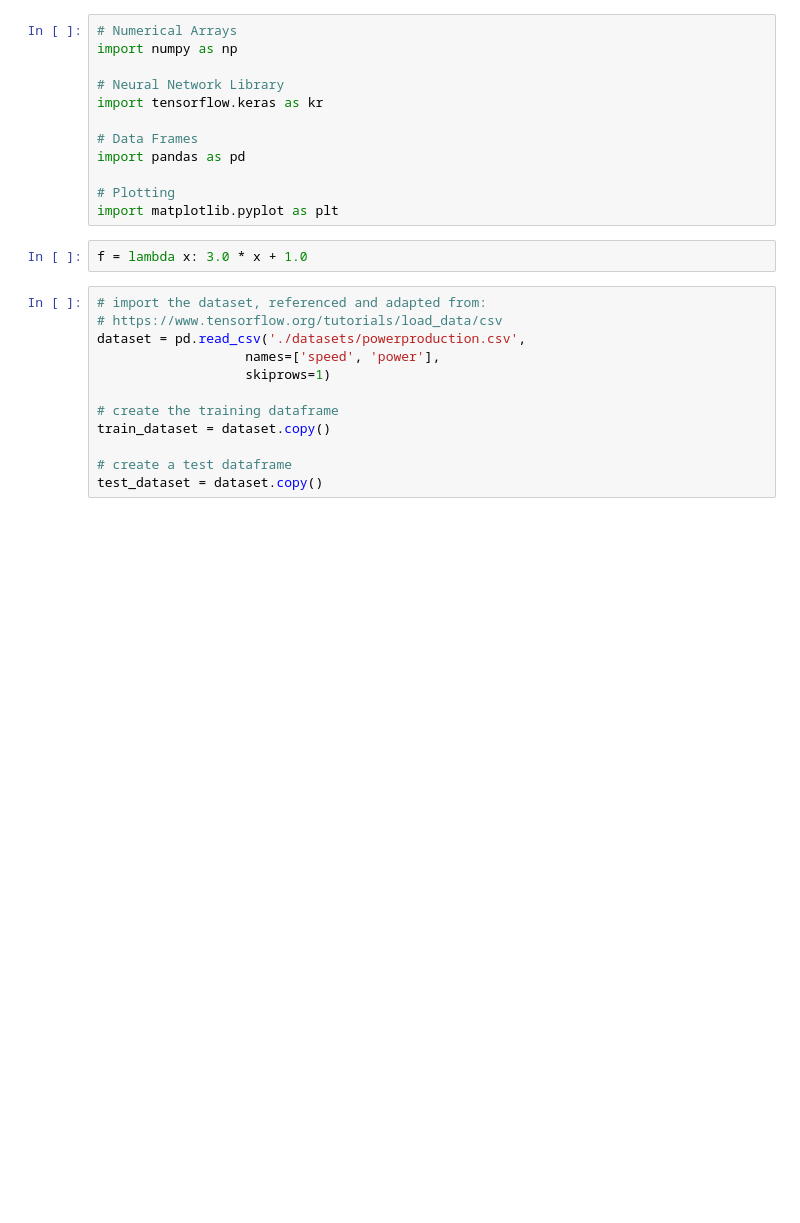
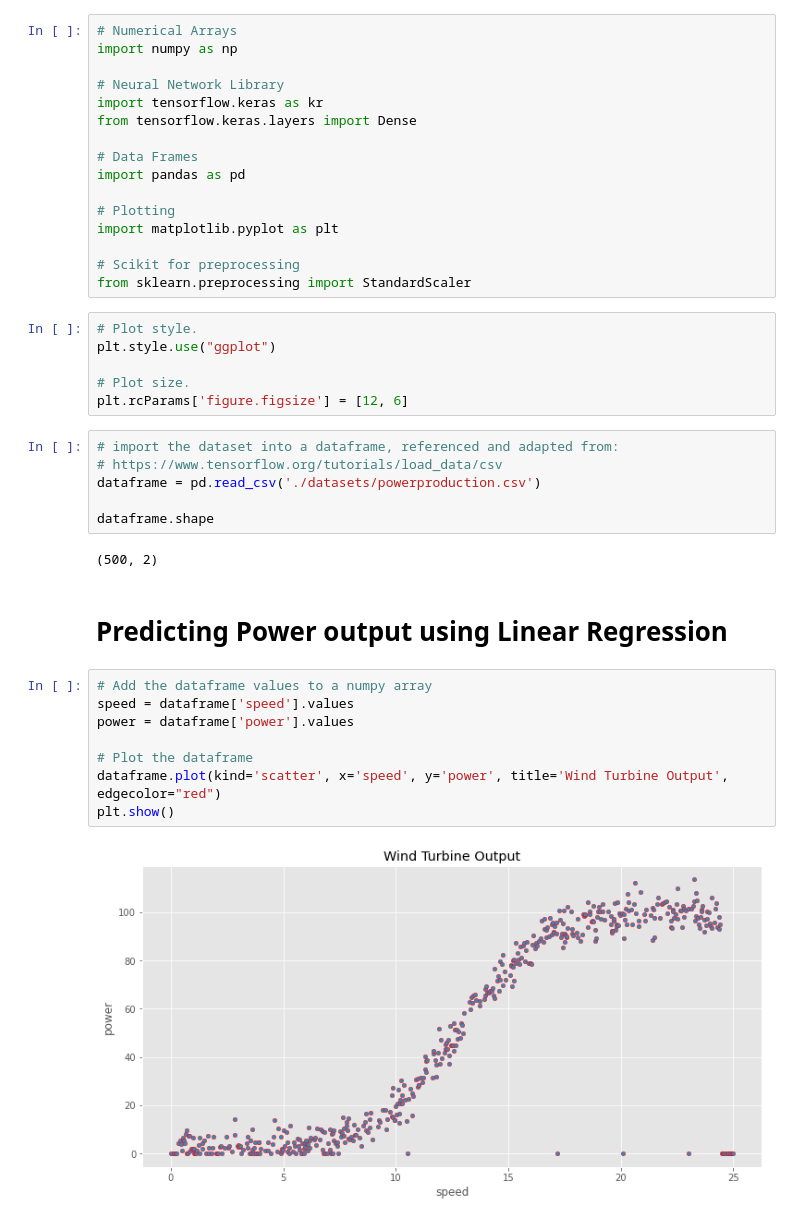
Before and after one commit to ArnasSteponavicius00/Emerging_Technologies_Project, a Jupyter notebook: training_model.ipynb, the cells around one changed output. Saved outputs shown, nothing was run; the diff lists cells and outputs as text; blank space fills up the shorter version.

```diff
--- a/training_model.ipynb
+++ b/training_model.ipynb
@@ -4,23 +4,39 @@ import numpy as np
 
 # Neural Network Library
 import tensorflow.keras as kr
+from tensorflow.keras.layers import Dense
 
 # Data Frames
 import pandas as pd
 
 # Plotting
 import matplotlib.pyplot as plt
+
+# Scikit for preprocessing
+from sklearn.preprocessing import StandardScaler
-# %%
-f = lambda x: 3.0 * x + 1.0
+# %%
+# Plot style.
+plt.style.use("ggplot")
+
+# Plot size.
+plt.rcParams['figure.figsize'] = [12, 6]
 # %%
-# import the dataset, referenced and adapted from:
+# import the dataset into a dataframe, referenced and adapted from:
 # https://www.tensorflow.org/tutorials/load_data/csv
-dataset = pd.read_csv('./datasets/powerproduction.csv',
-                   names=['speed', 'power'],
-                   skiprows=1)
+dataframe = pd.read_csv('./datasets/powerproduction.csv')
 
-# create the training dataframe
-train_dataset = dataset.copy()
-
-# create a test dataframe
-test_dataset = dataset.copy()
+dataframe.shape
+# %% [output]
+(500, 2)
+# %% [markdown]
+# Predicting Power output using Linear Regression
+# %%
+# Add the dataframe values to a numpy array
+speed = dataframe['speed'].values
+power = dataframe['power'].values
+
+# Plot the dataframe
+dataframe.plot(kind='scatter', x='speed', y='power', title='Wind Turbine Output', edgecolor="red")
+plt.show()
+# %% [output]
+[figure, added]
```
Also changed, not shown: parts of 15 cells of this notebook.
